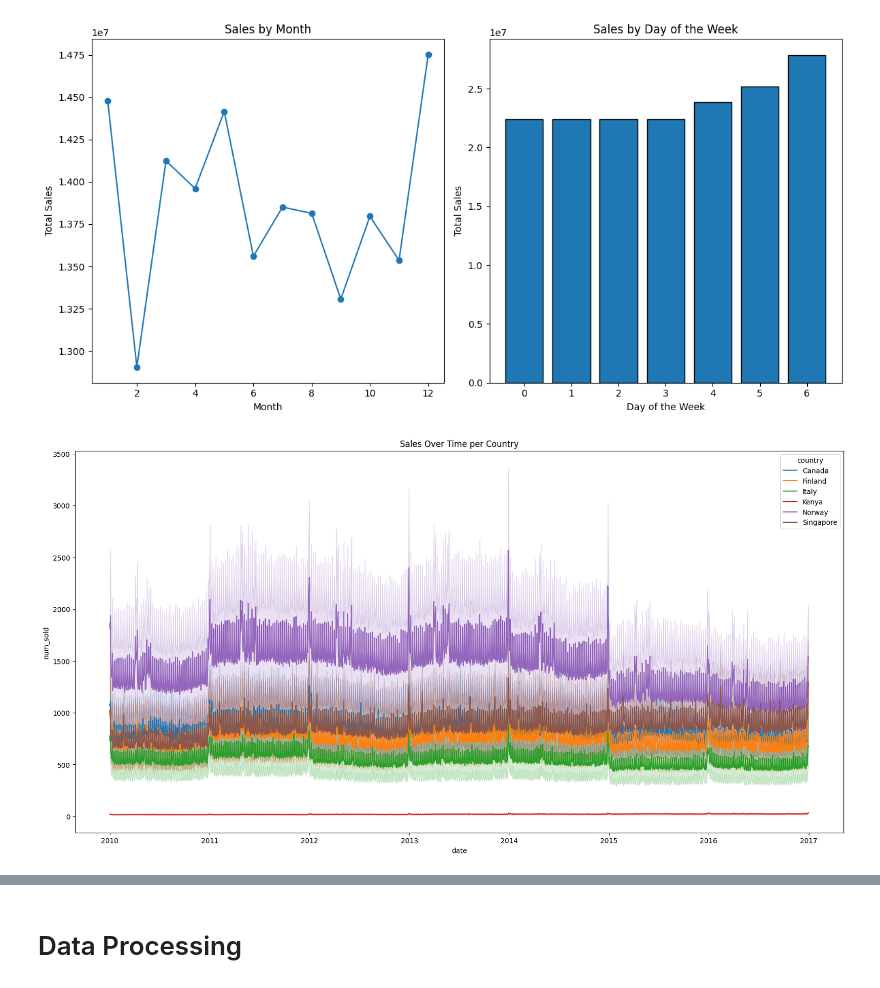
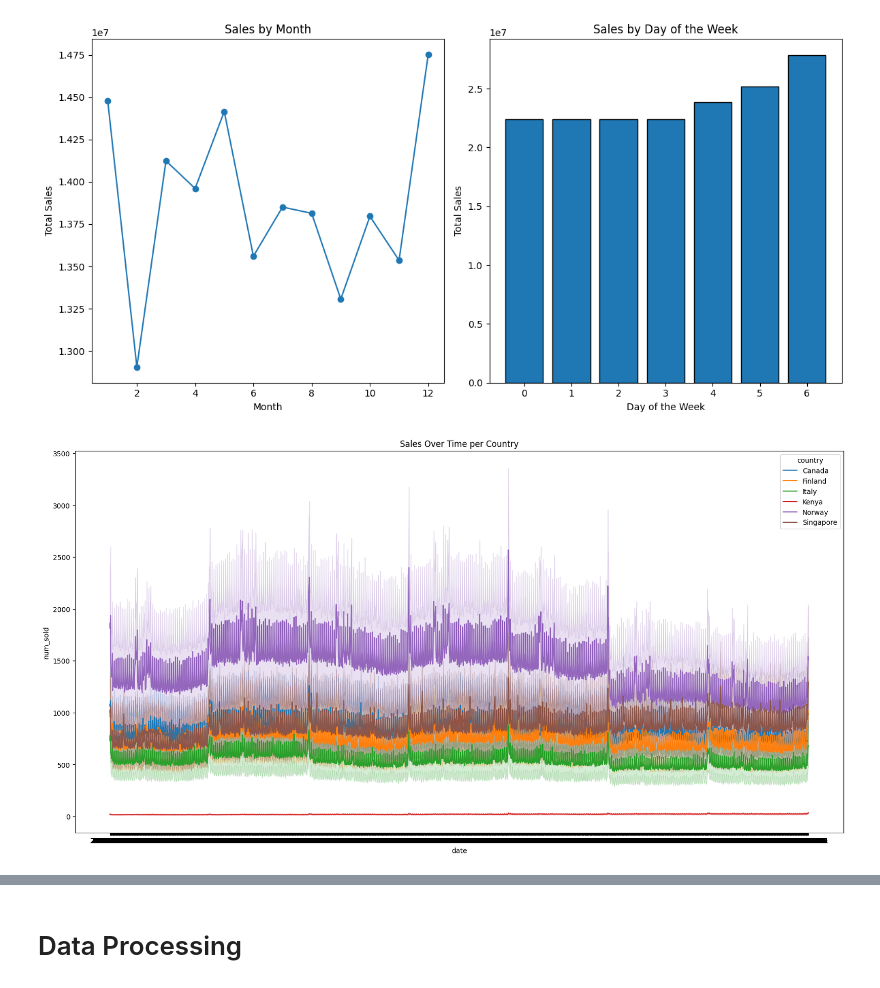
Before and after one commit to utkarshx27/Kaggle-Work-ML-Models, a Jupyter notebook: forecasting-sticker-sales-stacking-regressor.ipynb, the cells around one changed output, grey strips where cells are left out. Saved outputs shown, nothing was run; the diff lists cells and outputs as text; code cells hidden in the pictures.

```diff
--- a/forecasting-sticker-sales-stacking-regressor.ipynb
+++ b/forecasting-sticker-sales-stacking-regressor.ipynb
@@ -199,8 +207,8 @@ plt.show()
 [figure]
 # %%
 plt.figure(figsize = (20, 10))
-sns.lineplot(data = train_copy, x = 'date', y = 'num_sold', hue = 'country')
+sns.lineplot(data = train, x = 'date', y = 'num_sold', hue = 'country')
 plt.title('Sales Over Time per Country')
 plt.show()
 # %% [output]
-[figure, old version]
+[figure, new version]
```
Also changed, not shown: parts of 12 cells of this notebook.
